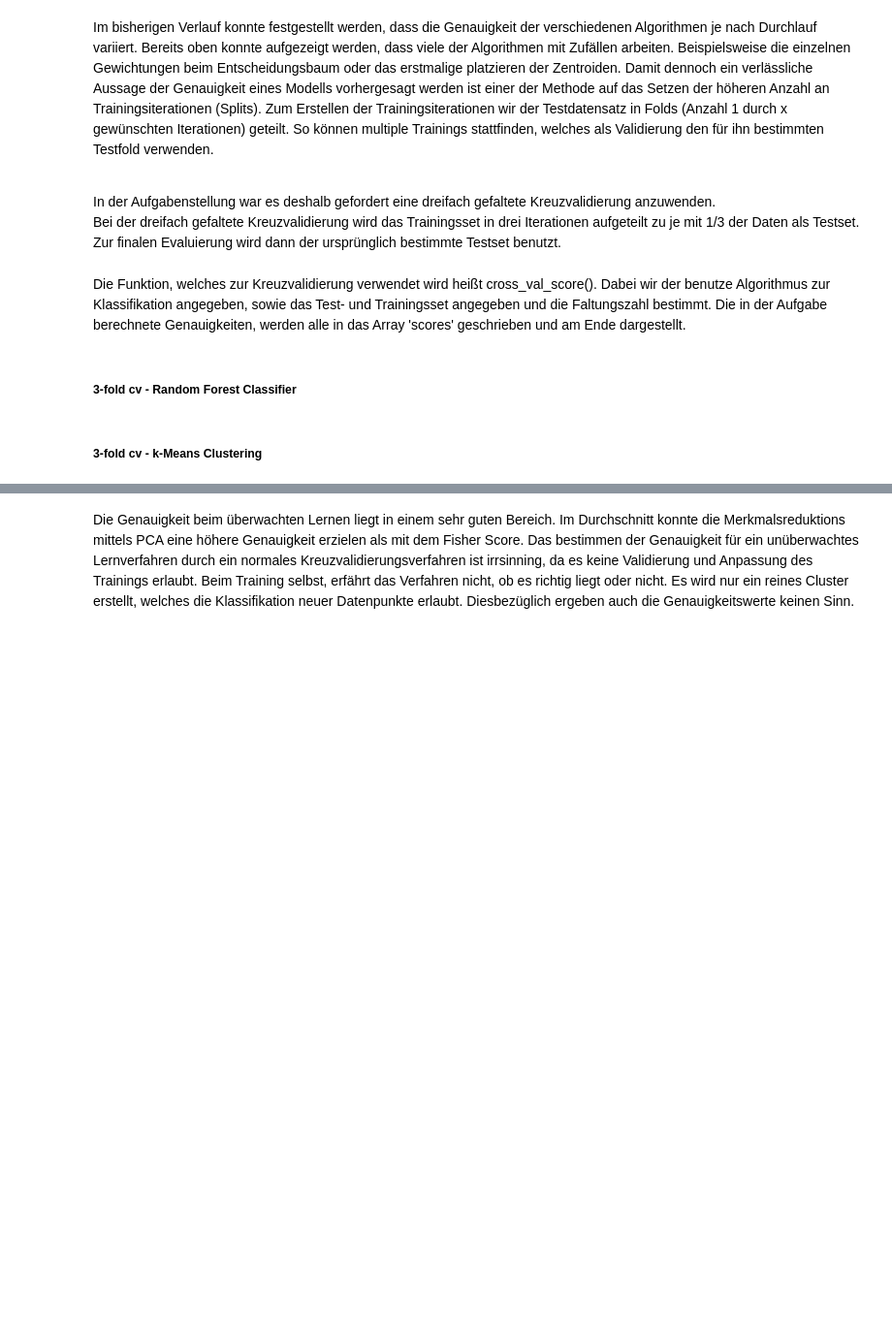
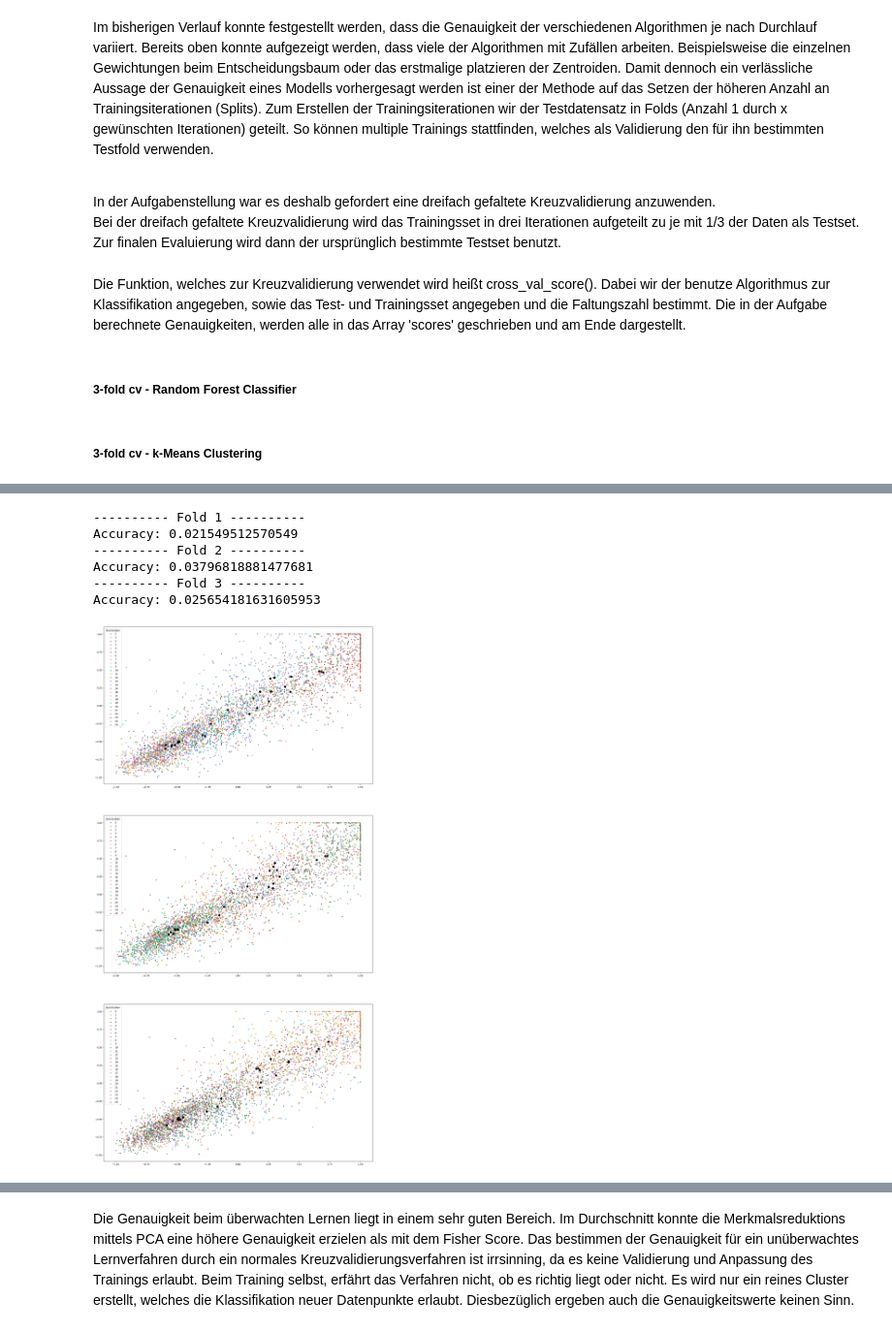
Before and after one commit to Krextouch/MachineLearning22, a Jupyter notebook: abgabe.ipynb, the cells around one changed output, grey strips where cells are left out. Shown at 97% size. Saved outputs shown, nothing was run; the diff lists cells and outputs as text; code cells hidden in the pictures; blank space fills up the shorter version.

```diff
--- a/abgabe.ipynb
+++ b/abgabe.ipynb
@@ -250,6 +294,14 @@ scores.append(score)
 # %%
-score = cross_val_score(KMeans(n_clusters=26, random_state=42), selected_features_train, letters_train, cv=3)
+score = unsupervised_cross_val_score(KMeans(n_clusters=26, random_state=42), selected_features_train, letters_train, 3, True, True)
 scores.append(score)
+# %% [output]
+---------- Fold 1 ----------
+Accuracy: 0.021549512570549
+---------- Fold 2 ----------
+Accuracy: 0.03796818881477681
+---------- Fold 3 ----------
+Accuracy: 0.025654181631605953
+[figure, added]
 # %%
 print(f'Accuracy mean of Random Forest with Principal Component Analysis: {np.mean(scores[0])}')
 print(f'Accuracy mean of Random Forest with Fisher Score: {np.mean(scores[1])}')
```
Also changed, not shown: parts of 8 cells of this notebook, 2 other files.
